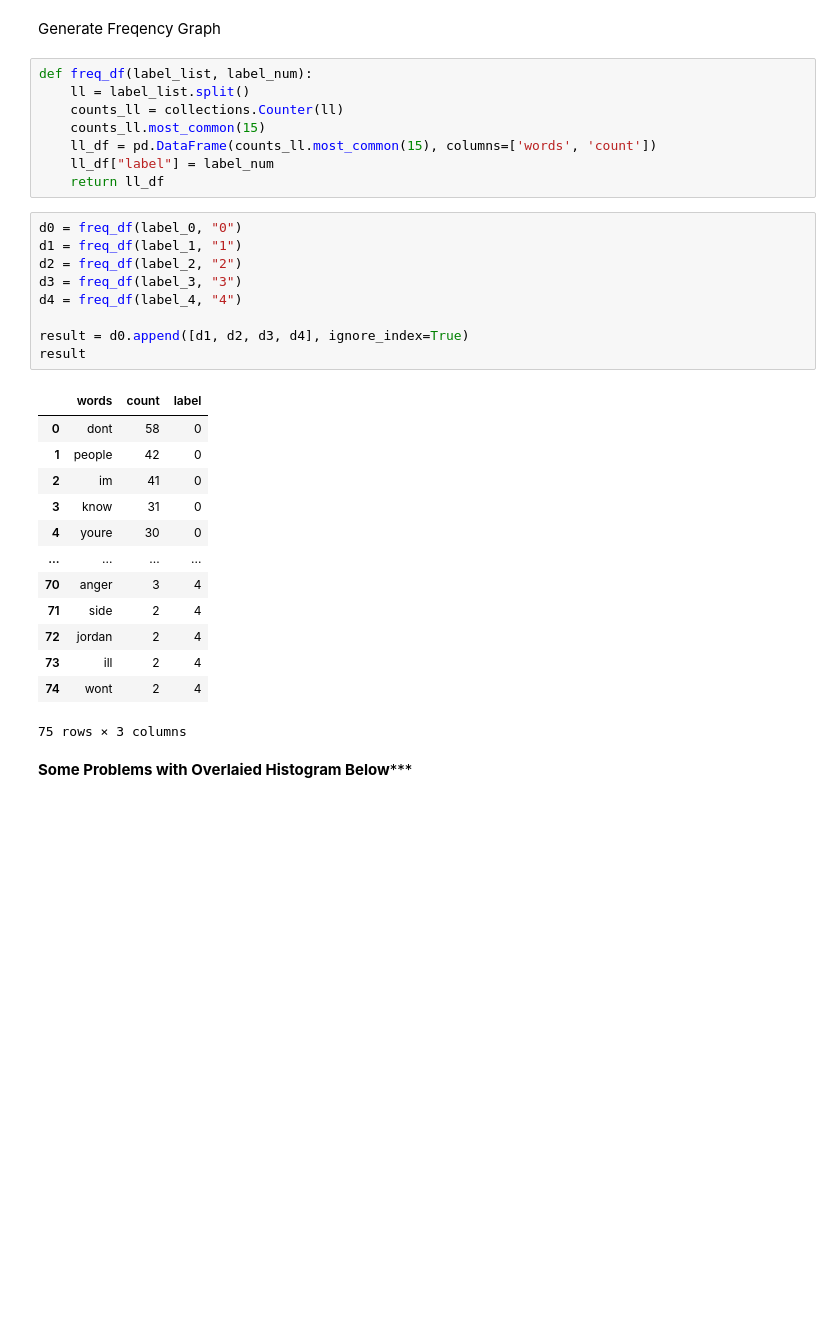
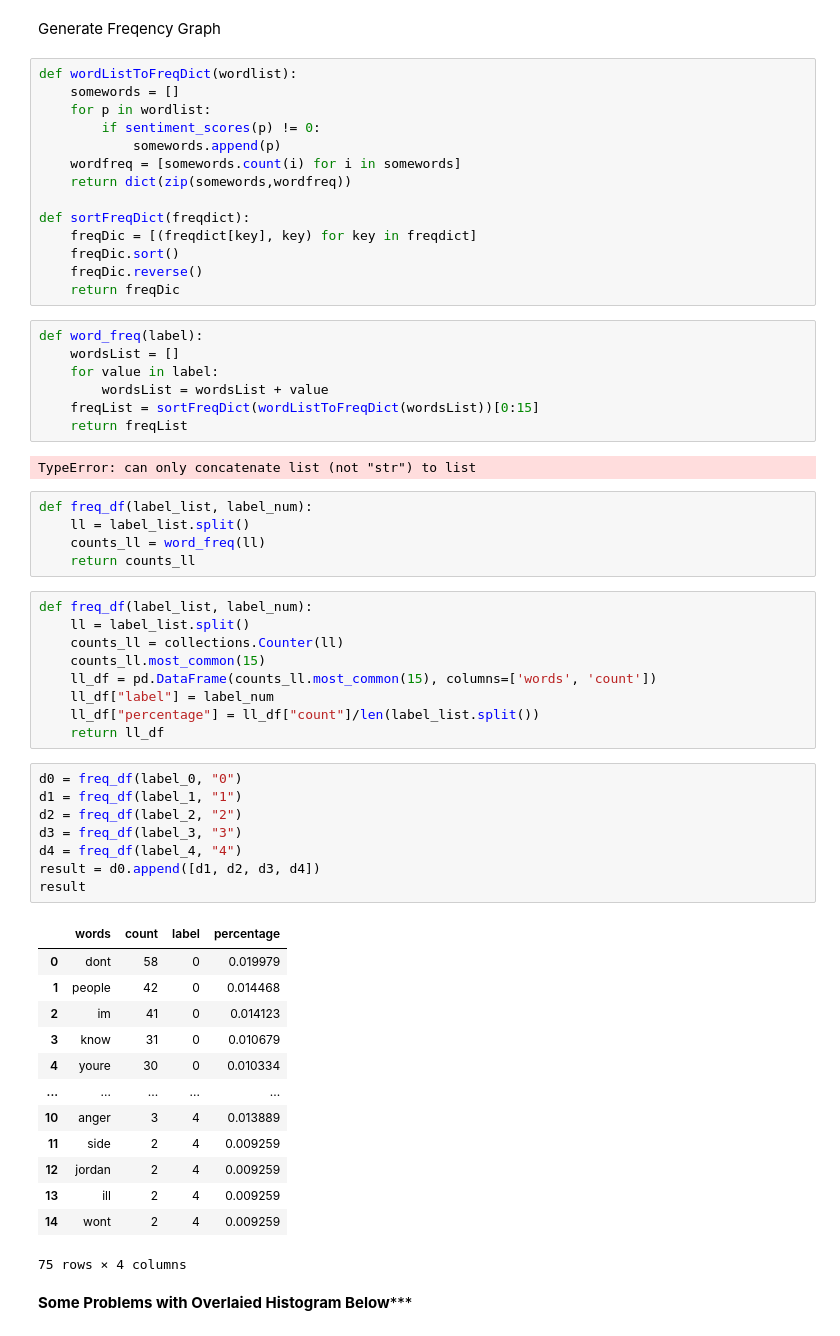
Before and after one commit to Caroline-xu/QWQ, a Jupyter notebook: wordcloud.ipynb, the cells around one changed output. Drawn from its saved outputs; the diff is of its cells as text; blank space fills up the shorter version.

```diff
--- a/wordcloud.ipynb
+++ b/wordcloud.ipynb
@@ -132,5 +143,33 @@ plt.show()
 # %% [markdown]
 Generate Freqency Graph
+# %%
+def wordListToFreqDict(wordlist):
+    somewords = []
+    for p in wordlist:
+        if sentiment_scores(p) != 0:
+            somewords.append(p)
+    wordfreq = [somewords.count(i) for i in somewords]
+    return dict(zip(somewords,wordfreq))
+
+def sortFreqDict(freqdict):
+    freqDic = [(freqdict[key], key) for key in freqdict]
+    freqDic.sort()
+    freqDic.reverse()
+    return freqDic
+# %%
+def word_freq(label):
+    wordsList = []
+    for value in label:
+        wordsList = wordsList + value
+    freqList = sortFreqDict(wordListToFreqDict(wordsList))[0:15]
+    return freqList
+# %% [output]
+TypeError: can only concatenate list (not "str") to list
+# %%
+def freq_df(label_list, label_num):
+    ll = label_list.split()
+    counts_ll = word_freq(ll)
+    return counts_ll
 # %%
 def freq_df(label_list, label_num):
     ll = label_list.split()
@@ -138,30 +177,30 @@ def freq_df(label_list, label_num):
     counts_ll.most_common(15)
     ll_df = pd.DataFrame(counts_ll.most_common(15), columns=['words', 'count'])
     ll_df["label"] = label_num
+    ll_df["percentage"] = ll_df["count"]/len(label_list.split())
     return ll_df
 # %%
 d0 = freq_df(label_0, "0")
 d1 = freq_df(label_1, "1")
 d2 = freq_df(label_2, "2")
 d3 = freq_df(label_3, "3")
 d4 = freq_df(label_4, "4")
-
-result = d0.append([d1, d2, d3, d4], ignore_index=True)
+result = d0.append([d1, d2, d3, d4])
 result
 # %% [output]
-|  | words | count | label |
-| 0 | dont | 58 | 0 |
-| 1 | people | 42 | 0 |
-| 2 | im | 41 | 0 |
-| 3 | know | 31 | 0 |
-| 4 | youre | 30 | 0 |
-| ... | ... | ... | ... |
-| 70 | anger | 3 | 4 |
-| 71 | side | 2 | 4 |
-| 72 | jordan | 2 | 4 |
-| 73 | ill | 2 | 4 |
-| 74 | wont | 2 | 4 |
+|  | words | count | label | percentage |
+| 0 | dont | 58 | 0 | 0.019979 |
+| 1 | people | 42 | 0 | 0.014468 |
+| 2 | im | 41 | 0 | 0.014123 |
+| 3 | know | 31 | 0 | 0.010679 |
+| 4 | youre | 30 | 0 | 0.010334 |
+| ... | ... | ... | ... | ... |
+| 10 | anger | 3 | 4 | 0.013889 |
+| 11 | side | 2 | 4 | 0.009259 |
+| 12 | jordan | 2 | 4 | 0.009259 |
+| 13 | ill | 2 | 4 | 0.009259 |
+| 14 | wont | 2 | 4 | 0.009259 |
-75 rows × 3 columns
+75 rows × 4 columns
 # %% [markdown]
 **********Some Problems with Overlaied Histogram Below*************
 # %%
```
Also changed, not shown: parts of 9 cells of this notebook, 1 other file.
